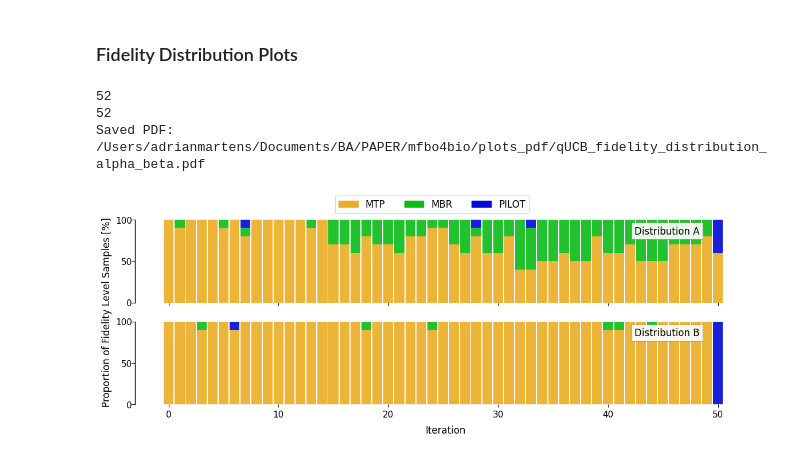
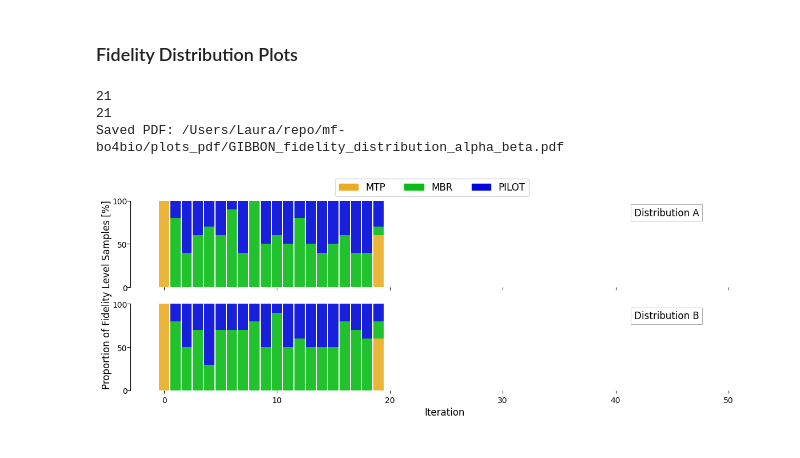
Before and after one commit to adrian-martens/mf-bo4bio, a Jupyter notebook: notebooks/performance_plots.ipynb, the cells around one changed output. Cells and saved outputs as stored; diff of their text form; code cells hidden in the pictures.

```diff
--- a/notebooks/performance_plots.ipynb
+++ b/notebooks/performance_plots.ipynb
@@ -1,7 +1,6 @@
 # %% [markdown]
 ### Plots from Multiple Runs for Performance Testing
 # %%
-
 import glob
 import hashlib
 import json
@@ -22,9 +21,9 @@ fidelity_level = [0, 7, 10]
 dist = "beta"  # Choose from "alpha" or "beta"
 platform_cond = "platform"
 clone_representation = "HYBRID"  # Choose from "HYBRID2", "HYBRID3", or "ICM_WRAPPED"
-date = "TEST"  # alpha: 20250804, beta: 20250721
-RESULTS_ROOT = project_root() / "results_3326"
-RESULTS_ROOT_INDUSTRIAL = project_root() / "results"
+date = "DIM_TEST"  # alpha: 20250804, beta: 20250721
+RESULTS_ROOT = project_root() / "results_2026-04-14"
+RESULTS_ROOT_INDUSTRIAL = project_root() / "results_2026-04-14"
 PDF_OUTPUT_DIR = project_root() / "plots_pdf"
 
 
@@ -194,17 +193,17 @@ industrial_dir = RESULTS_ROOT_INDUSTRIAL / "industrial" / f"{dist}_{platform_con
 
 GIBBON = _extract_data(
     [
-        bo_dir / "GIBBON" / f"GIBBON_{clone_representation}_{date}1_*.json",
+        bo_dir / "GIBBON" / f"GIBBON_{clone_representation}_{date}_*.json",
     ],
     clone_distribution=dist,
 )
 qUCB = _extract_data(
-    [bo_dir / "qUCB" / f"qUCB_{clone_representation}_{date}1_*.json"],
+    [bo_dir / "qUCB" / f"qUCB_{clone_representation}_{date}_*.json"],
     clone_distribution=dist,
 )
 qLogEI = _extract_data(
     [
-        bo_dir / "qLogEI" / f"qLogEI_{clone_representation}_{date}1_*.json",
+        bo_dir / "qLogEI" / f"qLogEI_{clone_representation}_{date}_*.json",
         #bo_dir / "qLogEI" / f"qEI_{clone_representation}3_budget_test_*.json",
     ],
     clone_distribution=dist,
@@ -699,8 +686,6 @@ qUCB - Entity Embedding (3D): peak=1384.419 mg/L at iteration 21 (cumulative cos
 # %% [markdown]
 ### Fidelity Distribution Plots
 # %%
-
-
 def extract_fidelity_distribution(patterns, possible_levels=(0, 3, 5, 7, 10)):
     payloads = []
     for p in patterns:
@@ -731,9 +716,10 @@ def extract_fidelity_distribution(patterns, possible_levels=(0, 3, 5, 7, 10)):
 clone_distributions = ["alpha", "beta"]
 mbr_levels = [7]
 bar_colors = {0: "#EAAC23", 3: "#09BC17", 5: "#09BC17", 7: "#09BC17", 10: "#0008D8"}
-distribution_dates = {"alpha": "TEST1", "beta": "TEST1"}
+distribution_dates = {"alpha": "TEST", "beta": "TEST"}
 save_pdf = True
-pdf_filename = "qUCB_fidelity_distribution_alpha_beta.pdf"
+acquisition = "GIBBON"
+pdf_filename = f"{acquisition}_fidelity_distribution_alpha_beta.pdf"
 
 fig, axes = plt.subplots(2, 1, figsize=(15, 5), sharex=True)
 axes = axes.flatten()
@@ -741,10 +727,10 @@ axes = axes.flatten()
 for idx, dist in enumerate(clone_distributions):
     ax = axes[idx]
     mbr = mbr_levels[0]
-    current_date = distribution_dates.get(dist, "TEST1")
+    current_date = distribution_dates.get(dist, "TEST")
 
     data = extract_fidelity_distribution(
-        [RESULTS_ROOT / "bo" / dist / "qUCB" / f"qUCB_HYBRID_{current_date}_*.json"]
+        [RESULTS_ROOT / "bo" / dist / acquisition / f"{acquisition}_HYBRID_DIM_{current_date}_*.json"]
     )
 
     num_iterations = len(data["cumulative_cost_avg"])
@@ -781,34 +767,34 @@ for idx, dist in enumerate(clone_distributions):
 
     ax.set_ylim(0, 100)
     ax.set_yticks([0, 50, 100])
     for spine in ax.spines.values():
         spine.set_visible(False)
 
     ax.spines["left"].set_visible(True)
     ax.tick_params(axis="y", pad=0, length=4)
     for spine_name, spine in ax.spines.items():
         if spine_name != "left":
             spine.set_visible(False)
 
     bbox_props = dict(fc="white", ec="0.5", lw=0.5, alpha=0.9)
     label = "Distribution A" if dist == "alpha" else "Distribution B"
     ax.text(0.9, 0.8, label, transform=ax.transAxes, ha="right", va="bottom", fontsize=12, bbox=bbox_props)
 
 fig.supxlabel("Iteration", fontsize=12, y=0.15, x=0.52)
 fig.supylabel("Proportion of Fidelity Level Samples [%]", fontsize=12, x=0.12, y=0.58)
 
 handles = [plt.Rectangle((0, 0), 1, 1, color=bar_colors[lvl]) for lvl in [0, 7, 10]]
 labels = ["MTP", "MBR", "PILOT"]
 fig.legend(handles, labels, loc="upper center", ncol=3, fontsize=12)
 
 plt.tight_layout(rect=[0.1, 0.1, 0.9, 0.95])
 
 if save_pdf:
     save_figure_pdf(fig, pdf_filename)
 
 plt.show()
 # %% [output]
-52
-52
-Saved PDF: /Users/adrianmartens/Documents/BA/PAPER/mfbo4bio/plots_pdf/qUCB_fidelity_distribution_alpha_beta.pdf
+21
+21
+Saved PDF: /Users/Laura/repo/mf-bo4bio/plots_pdf/GIBBON_fidelity_distribution_alpha_beta.pdf
-[figure, old version]
+[figure, new version]
```
Also changed, not shown: parts of 1 cell of this notebook, 1 other file.
